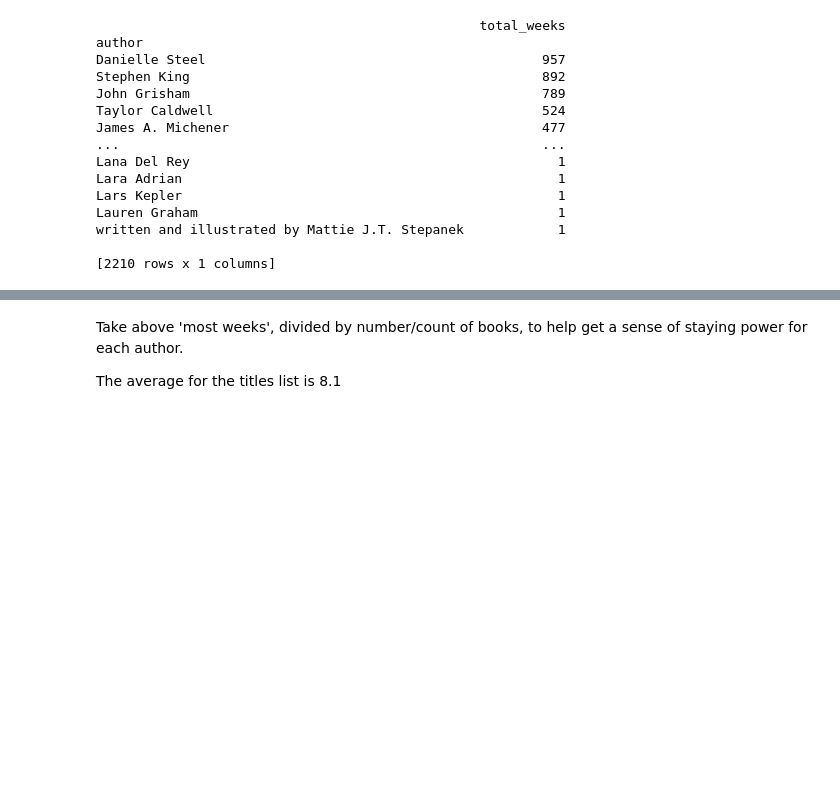
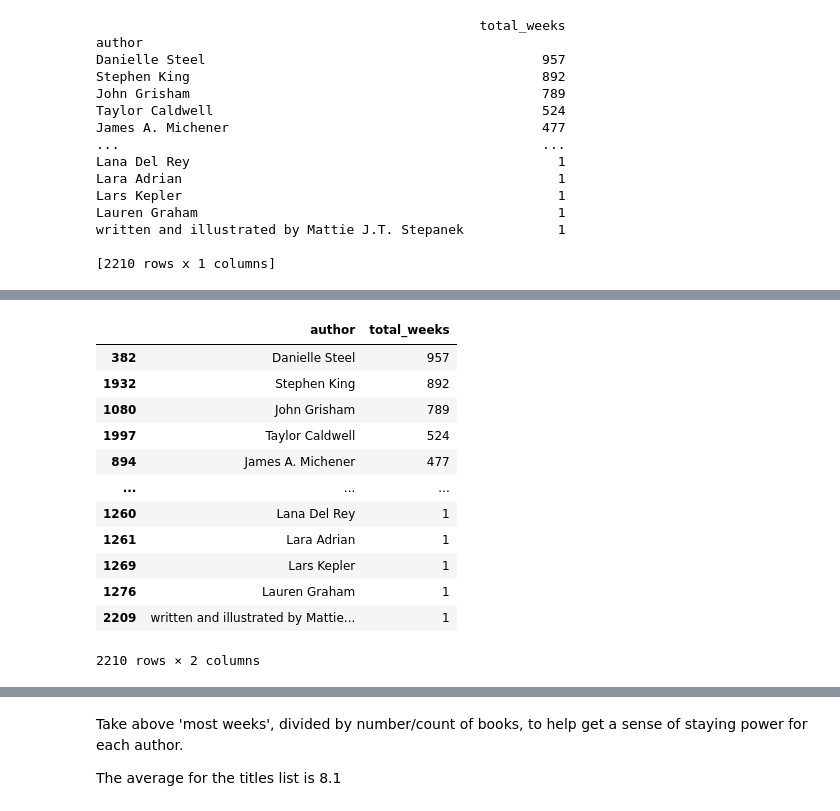
Before and after one commit to wcrowley342/bookanalysis, a Jupyter notebook: Book_Analysis.ipynb, the cells around one changed output, grey strips where cells are left out. Cells and saved outputs as stored; diff of their text form; code cells hidden in the pictures; blank space fills up the shorter version.

```diff
--- a/Book_Analysis.ipynb
+++ b/Book_Analysis.ipynb
@@ -263,0 +245,2 @@ can maybe get fancy and look at time analysis of when they wrote
+# %%
+most_weeks_df = most_weeks.reset_index()
@@ -263,0 +256,16 @@ can maybe get fancy and look at time analysis of when they wrote
+# %%
+most_weeks_df.sort_values(by='total_weeks', ascending=False)
+# %% [output]
+|  | author | total_weeks |
+| 382 | Danielle Steel | 957 |
+| 1932 | Stephen King | 892 |
+| 1080 | John Grisham | 789 |
+| 1997 | Taylor Caldwell | 524 |
+| 894 | James A. Michener | 477 |
+| ... | ... | ... |
+| 1260 | Lana Del Rey | 1 |
+| 1261 | Lara Adrian | 1 |
+| 1269 | Lars Kepler | 1 |
+| 1276 | Lauren Graham | 1 |
+| 2209 | written and illustrated by Mattie... | 1 |
+2210 rows × 2 columns
```
Also changed, not shown: parts of 13 cells of this notebook.
